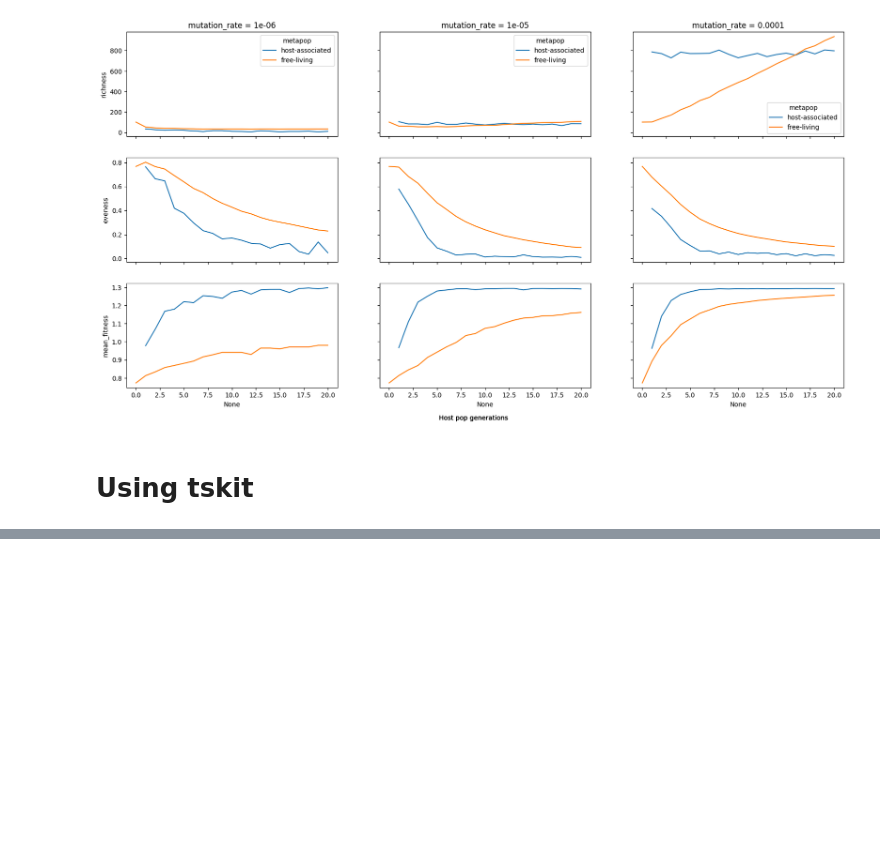
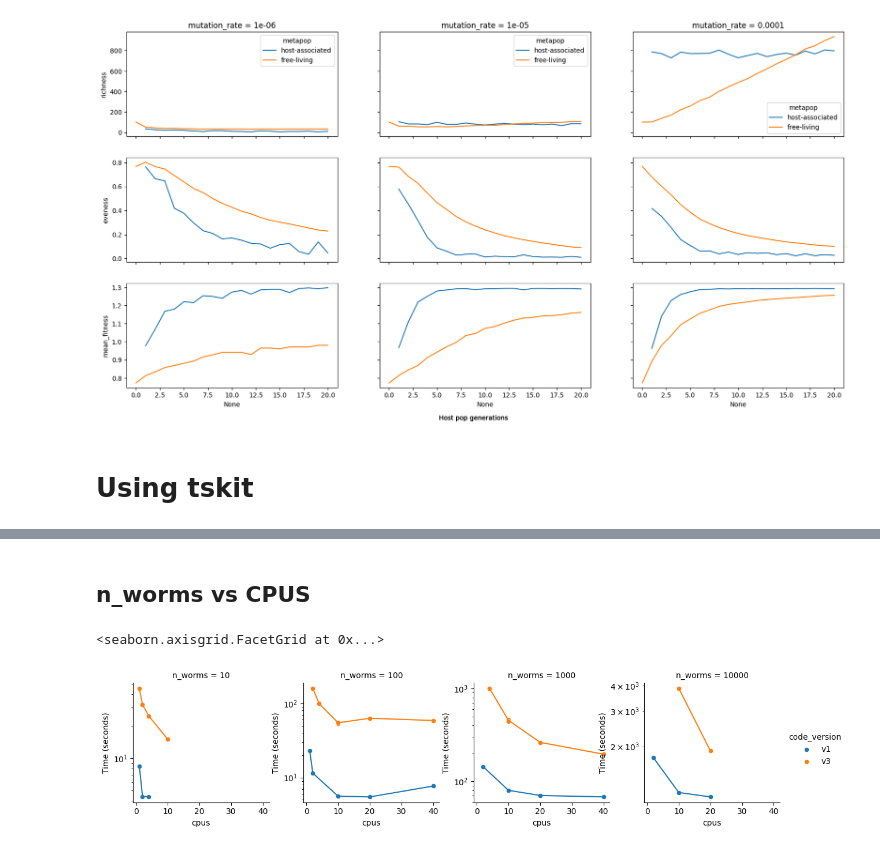
Before and after one commit to maepz/Modeling_trophosome, a Jupyter notebook: notebooks/Investigate_scaling_up_server.ipynb, the cells around one changed output, grey strips where cells are left out. Drawn from its saved outputs; the diff is of its cells as text; code cells hidden in the pictures; blank space fills up the shorter version.

Commit message:
msprime computing efficiency investigation

```diff
--- a/notebooks/Investigate_scaling_up_server.ipynb
+++ b/notebooks/Investigate_scaling_up_server.ipynb
@@ -748,0 +821,18 @@ with warnings.catch_warnings():
+# %%
+time_df1=pd.read_csv('/home/qiulab/data/CRF_project/scratch/Modeling_trophosome/Scaling_up_investigation/2025_10_28/times.txt',header=0,sep='\t')
+time_df1['code_version']='v1'
+
+time_df2=pd.read_csv('/home/qiulab/data/CRF_project/scratch/Modeling_trophosome/Scaling_up_investigation/2026_02_10/times.txt',header=0,sep='\t')
+time_df2['code_version']='v3'
+
+time_df=pd.concat([time_df1,time_df2],ignore_index=True)
+mutation_rate_dic={'1':1e-12,'2':1e-11,'3':1e-10,'4':1e-9,'5':1e-6,'6':1e-3,'7':1e-4,'8':1e-5}
+intrahost_pop_dic={'1':1e4,'10':1e5,'11':1e6,'12':1e7,'13':1e8,'14':1e9,'15':1e10,'16':1e11,'17':1e12}
+time_df['toy_example_id']=time_df.test.str.split('_').str[1].str.replace('example','')
+time_df['mutation_rate']=time_df.toy_example_id.map(lambda x: mutation_rate_dic.get(x, 1e-12))
+time_df['intrahost_pop']=time_df.toy_example_id.map(lambda x: intrahost_pop.get(x, 1e4))
+
+time_df
+
+df=time_df.melt(id_vars=['test','n_worms','cpus','code_version','toy_example_id','mutation_rate','intrahost_pop'])
+df[:-4]
@@ -748,0 +853,15 @@ with warnings.catch_warnings():
+# %% [markdown]
+## n_worms vs CPUS
+# %%
+import seaborn as sns
+g = sns.FacetGrid(df[(df.test.str.contains('toy_example1')) & (df.n_worms!=40) & (df.variable=='run_time')], hue="code_version",col='n_worms',sharey=False)
+g.map(sns.lineplot,'cpus','value')
+g.map(sns.scatterplot,'cpus','value')
+g.set(yscale='log')
+g.set(ylabel='Time (seconds)')
+
+g.add_legend(title="code_version")
+# g.legend(title="host population size")
+# %% [output]
+<seaborn.axisgrid.FacetGrid at 0x...>
+[figure, added]
```
Also changed, not shown: parts of 21 cells of this notebook, 23 other files.
